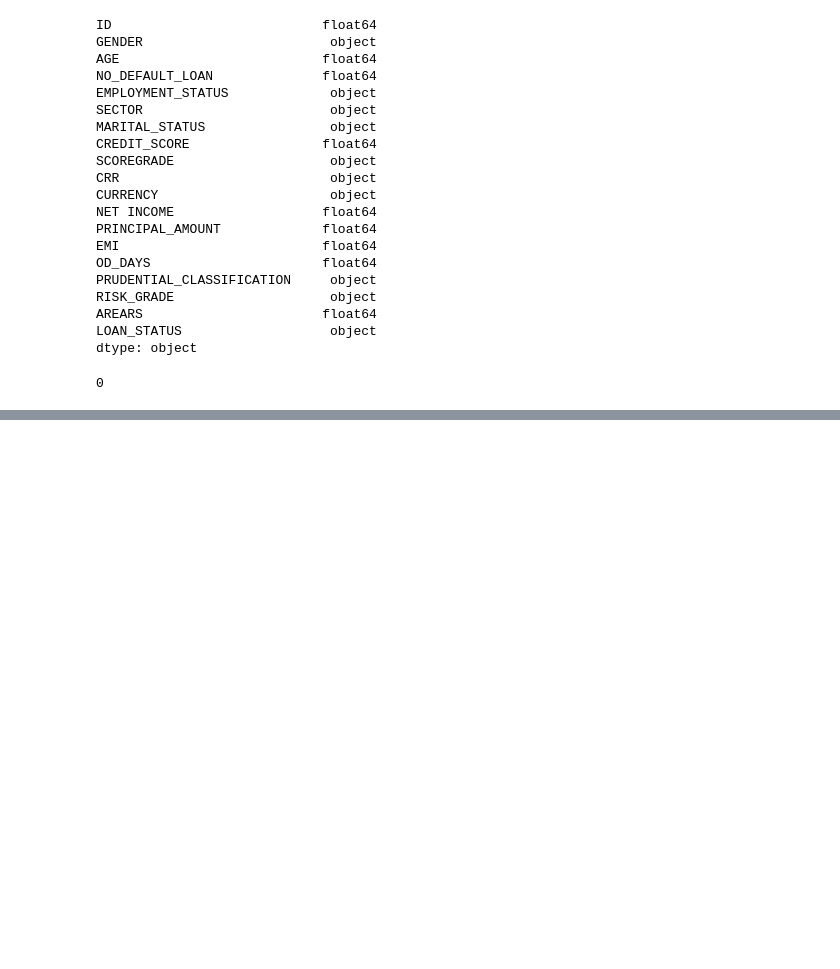
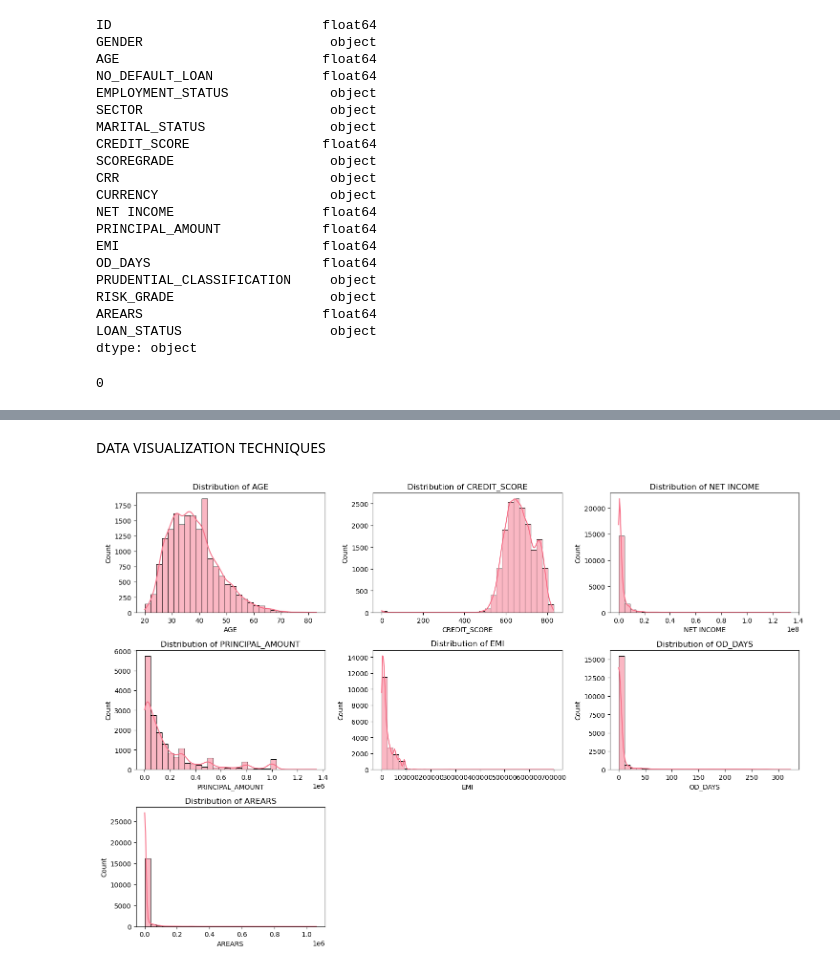
Before and after one commit to KaiFa254/SmartLender, a Jupyter notebook: notebooks/susan.ipynb, the cells around one changed output, grey strips where cells are left out. Drawn from its saved outputs; the diff is of its cells as text; code cells hidden in the pictures; blank space fills up the shorter version.

```diff
--- a/notebooks/susan.ipynb
+++ b/notebooks/susan.ipynb
@@ -291,3 +271,5 @@ dtype: object
 df_1.duplicated().sum()
 # %% [output]
 0
+# %%
+df_1 = df_1[(df_1['AGE'] >= 18) & (df_1['AGE'] <= 100)]
@@ -293,0 +374,23 @@ df_1.duplicated().sum()
+# %% [markdown]
+DATA VISUALIZATION TECHNIQUES
+# %%
+
+# Set style for better visualizations
+plt.style.use('default')
+sns.set_palette("husl")
+
+# 1. Distribution Analysis
+plt.figure(figsize=(15, 10))
+
+# Histograms for numerical variables
+numeric_cols = ['AGE', 'CREDIT_SCORE', 'NET INCOME', 'PRINCIPAL_AMOUNT', 'EMI', 'OD_DAYS', 'AREARS']
+
+for i, col in enumerate(numeric_cols, 1):
+    plt.subplot(3, 3, i)
+    sns.histplot(data=df_1, x=col, bins=30, kde=True)
+    plt.title(f'Distribution of {col}')
+    plt.xlabel(col)
+plt.tight_layout()
+plt.show()
+# %% [output]
+[figure, added]
```
Also changed, not shown: parts of 17 cells of this notebook.
